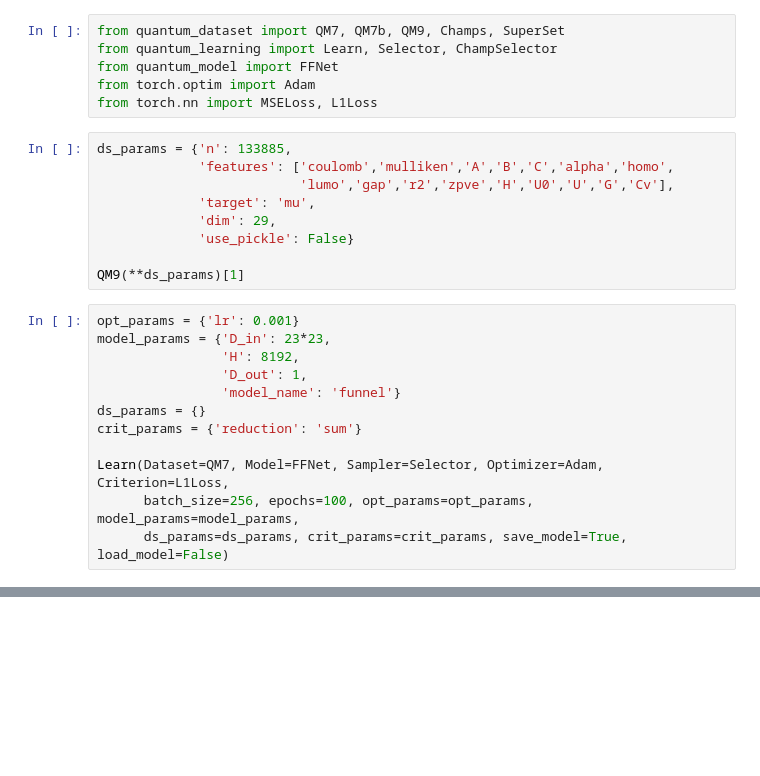
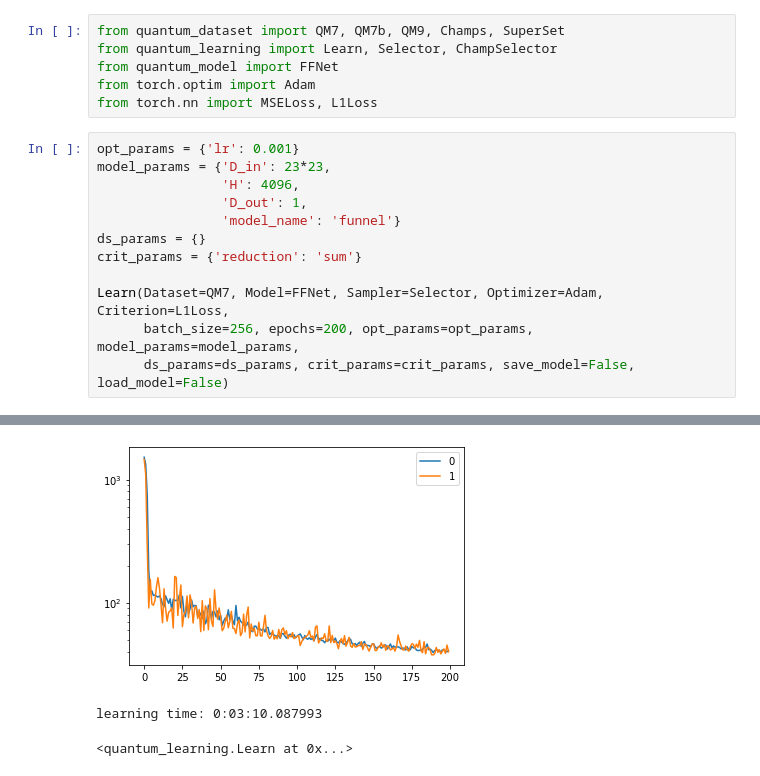
Before and after one commit to icanswim/fastchem, a Jupyter notebook: quantum_experiment.ipynb, the cells around one changed output, grey strips where cells are left out. Drawn from its saved outputs; the diff is of its cells as text; blank space fills up the shorter version.

```diff
--- a/quantum_experiment.ipynb
+++ b/quantum_experiment.ipynb
@@ -4,24 +4,16 @@ from quantum_learning import Learn, Selector, ChampSelector
 from quantum_model import FFNet
 from torch.optim import Adam
 from torch.nn import MSELoss, L1Loss
-# %%
-ds_params = {'n': 133885,
-             'features': ['coulomb','mulliken','A','B','C','alpha','homo',
-                          'lumo','gap','r2','zpve','H','U0','U','G','Cv'],
-             'target': 'mu',
-             'dim': 29,
-             'use_pickle': False}
-
-QM9(**ds_params)[1]
 # %%
 opt_params = {'lr': 0.001}
 model_params = {'D_in': 23*23,
-                'H': 8192,
+                'H': 4096,
                 'D_out': 1,
                 'model_name': 'funnel'}
 ds_params = {}
 crit_params = {'reduction': 'sum'}
 
 Learn(Dataset=QM7, Model=FFNet, Sampler=Selector, Optimizer=Adam, Criterion=L1Loss,
-      batch_size=256, epochs=100, opt_params=opt_params, model_params=model_params,
-      ds_params=ds_params, crit_params=crit_params, save_model=True, load_model=False)
+      batch_size=256, epochs=200, opt_params=opt_params, model_params=model_params,
+      ds_params=ds_params, crit_params=crit_params, save_model=False, load_model=False)
+# %% [output]
@@ -28,3 +37,6 @@ Learn(Dataset=QM7, Model=FFNet, Sampler=Selector, Optimizer=Adam, Criterion=L1Lo
+[figure, added]
+learning time: 0:03:10.087993
+<quantum_learning.Learn at 0x...>
 # %%
 opt_params = {'lr': 0.001}
 model_params = {'D_in': 23*23,
```
Also changed, not shown: parts of 6 cells of this notebook, 2 other files.
